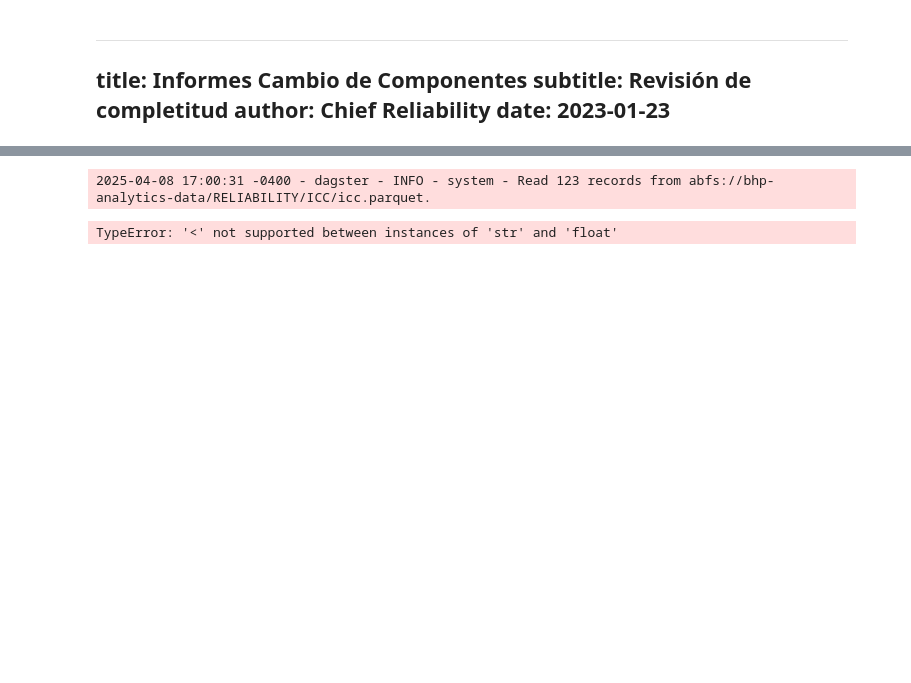
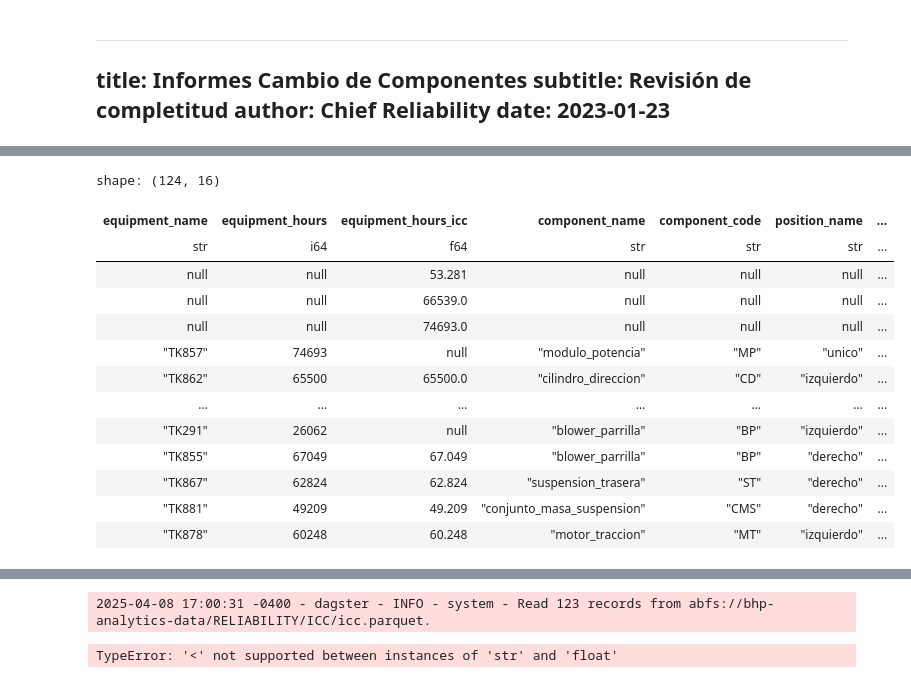
Before and after one commit to cecilvega/kbook, a Jupyter notebook: reliability/icc/icc.ipynb, the cells around one changed output, grey strips where cells are left out. Saved outputs shown, nothing was run; the diff lists cells and outputs as text; code cells hidden in the pictures; blank space fills up the shorter version.

```diff
--- a/reliability/icc/icc.ipynb
+++ b/reliability/icc/icc.ipynb
@@ -156,2 +156,2 @@ def plot_icc_report(weekly_summary):
 # %%
-icc_df
+result = kdefs.get_job_def("icc_job").execute_in_process(raise_on_error=True)
@@ -157,0 +279,18 @@ icc_df
+# %%
+df = result.asset_value("icc").clone()
+df
+# %% [output]
+shape: (124, 16)
+| equipment_name | equipment_hours | equipment_hours_icc | component_name | component_code | position_name | ... |
+| str | i64 | f64 | str | str | str | ... |
+| null | null | 53.281 | null | null | null | ... |
+| null | null | 66539.0 | null | null | null | ... |
+| null | null | 74693.0 | null | null | null | ... |
+| "TK857" | 74693 | null | "modulo_potencia" | "MP" | "unico" | ... |
+| "TK862" | 65500 | 65500.0 | "cilindro_direccion" | "CD" | "izquierdo" | ... |
+| … | … | … | … | … | … | ... |
+| "TK291" | 26062 | null | "blower_parrilla" | "BP" | "izquierdo" | ... |
+| "TK855" | 67049 | 67.049 | "blower_parrilla" | "BP" | "derecho" | ... |
+| "TK867" | 62824 | 62.824 | "suspension_trasera" | "ST" | "derecho" | ... |
+| "TK881" | 49209 | 49.209 | "conjunto_masa_suspension" | "CMS" | "derecho" | ... |
+| "TK878" | 60248 | 60.248 | "motor_traccion" | "MT" | "izquierdo" | ... |
```
Also changed, not shown: parts of 4 cells of this notebook.
